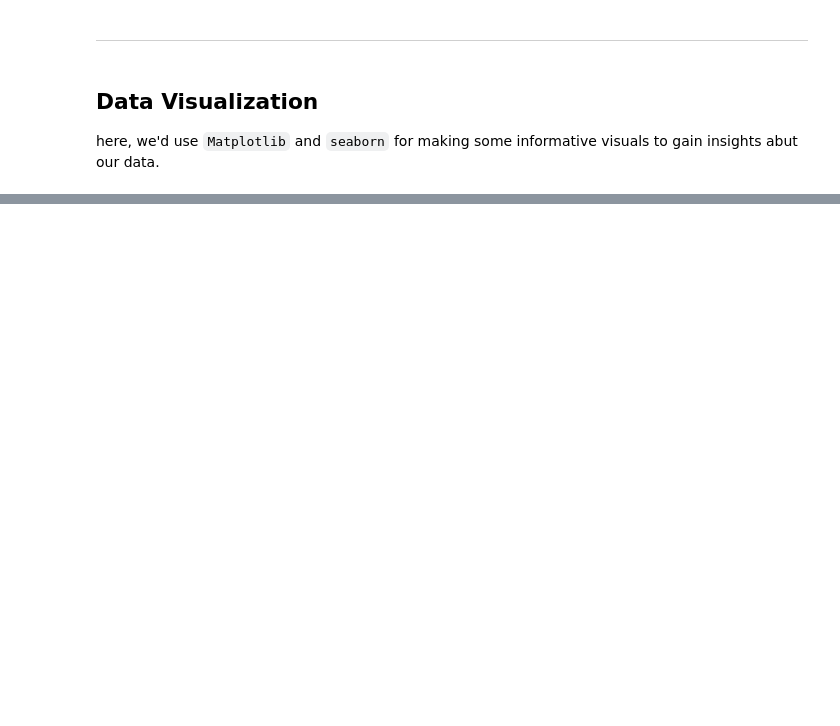
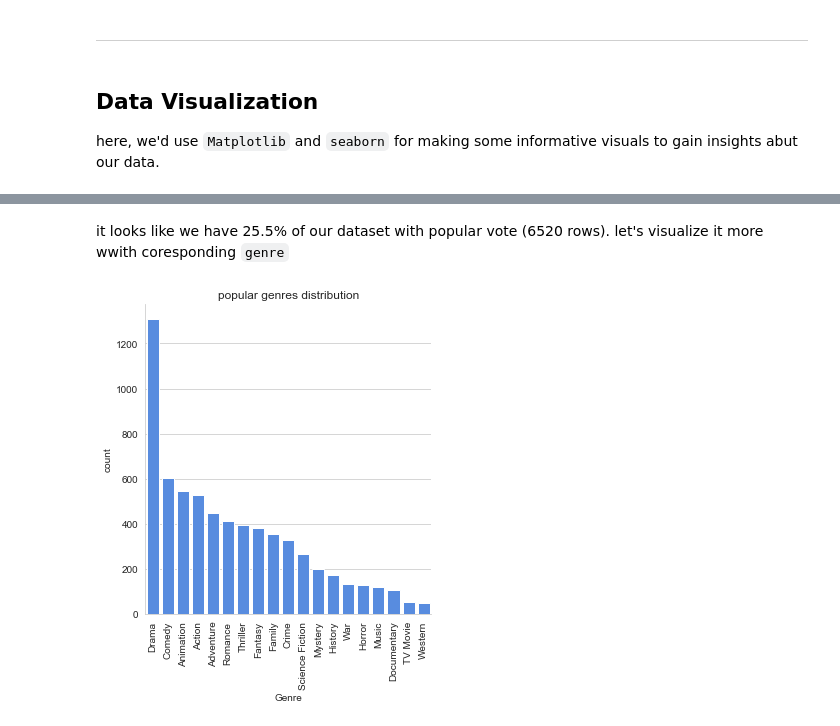
Before and after one commit to xShaimaa/Data-Analysis-Projects, a Jupyter notebook: 04-9000+-Movies-Dataset-Analysis/9000-movies-dataset-analysis.ipynb, the cells around one changed output, grey strips where cells are left out. Cells and saved outputs as stored; diff of their text form; code cells hidden in the pictures; blank space fills up the shorter version.

```diff
--- a/04-9000+-Movies-Dataset-Analysis/9000-movies-dataset-analysis.ipynb
+++ b/04-9000+-Movies-Dataset-Analysis/9000-movies-dataset-analysis.ipynb
@@ -332,0 +357,5 @@ here, we'd use `Matplotlib` and `seaborn` for making some informative visuals to
+# %%
+# saperating popular movies
+popular_movies = df[df['Vote_Average'] == 'popular']
+print(popular_movies.shape)
+popular_movies.head()
@@ -332,0 +370,12 @@ here, we'd use `Matplotlib` and `seaborn` for making some informative visuals to
+# %% [markdown]
+it looks like we have 25.5% of our dataset with popular vote (6520 rows). let's visualize it more wwith coresponding `genre`
+# %%
+# visualizing genre againest vote_average
+sns.catplot(x = 'Genre', data = popular_movies,
+            kind = 'count', order = popular_movies['Genre'].value_counts().index,
+            color = '#4287f5')
+plt.title('popular genres distribution')
+plt.xticks(rotation=90)
+plt.show()
+# %% [output]
+[figure, added]
```
Also changed, not shown: parts of 24 cells of this notebook.
